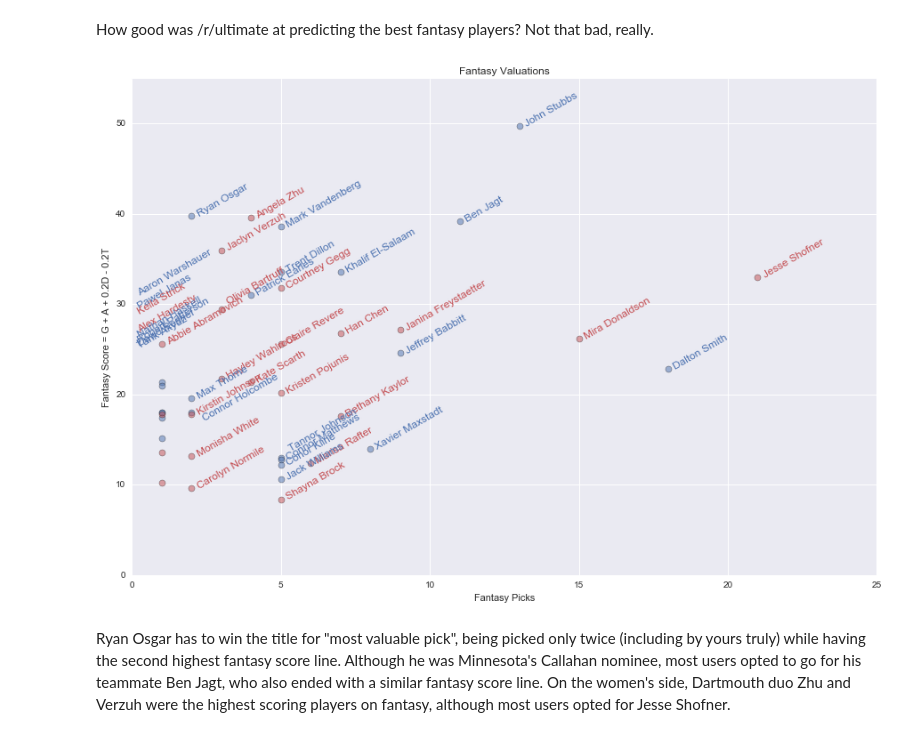
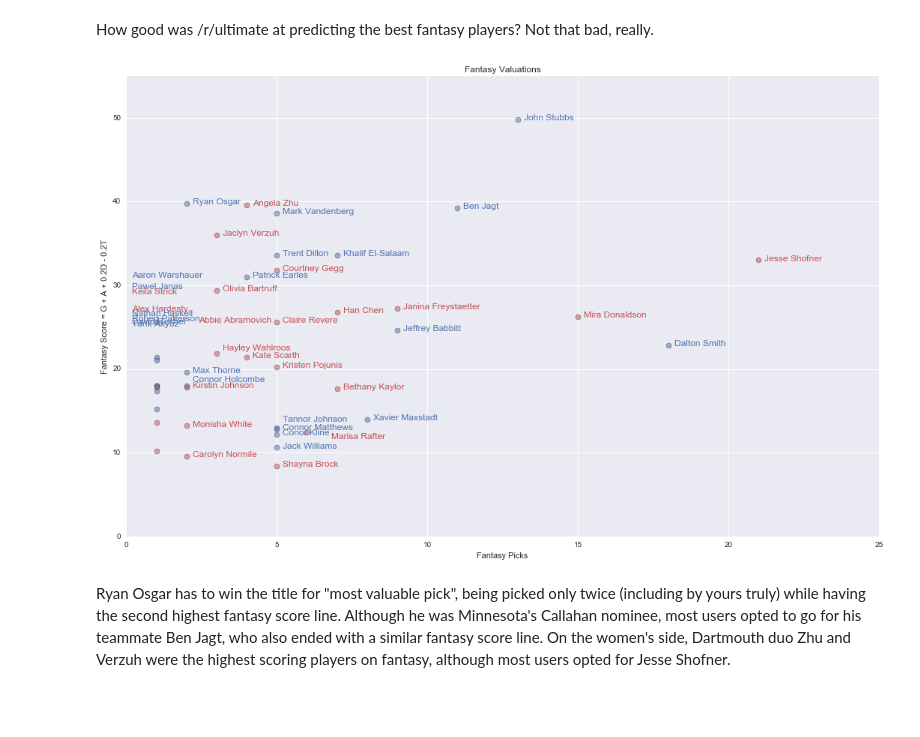
Before and after one commit to azjps/usau-py, a Jupyter notebook: notebooks/2016_D-I_College_Nationals_Fantasy_Stats.ipynb, the cells around one changed output. Saved outputs shown, nothing was run; the diff lists cells and outputs as text; code cells hidden in the pictures; blank space fills up the shorter version.

```diff
--- a/notebooks/2016_D-I_College_Nationals_Fantasy_Stats.ipynb
+++ b/notebooks/2016_D-I_College_Nationals_Fantasy_Stats.ipynb
@@ -127,7 +127,7 @@ style_args = {"alpha": 0.5, "markeredgewidth": 0.5}
 sns_blue, sns_green, sns_red, sns_magenta, sns_yellow, sns_cyan = sns.color_palette()
 # %%
 # Plot goals versus assists, labelling the top 20 performers of both genders
-fig, ax = plt.subplots(figsize=(15, 10))
+fig, ax = plt.subplots(figsize=(18, 11))
 ax.plot(mens_fantasy_clean.Goals, mens_fantasy_clean.Assists, "o", color=sns_blue, **style_args)
 ax.plot(womens_fantasy_clean.Goals, womens_fantasy_clean.Assists, "o", color=sns_red, **style_args)
 ax.set_xlabel("Goals")
@@ -151,7 +151,7 @@ Who were the most efficient players, with lots of contributions but few turnover
 # Plot As versus turns, labelling the top values of both genders
 # Using the top 500 players by fantasy (at least 2 scores/assists) to prune some of the null data
 g = sns.lmplot("Assists", "Turns", fantasy_clean.head(500), hue="Gender",
-               size=10, palette={"Men": sns_blue, "Women": sns_red})
+               size=12, palette={"Men": sns_blue, "Women": sns_red})
 g.ax.set_title(u"Offensive Throwing Efficiency, ▲ = more turnovers")
 for _, row in mens_fantasy_clean[(mens_fantasy_clean.Assists > 18) |
                                  (mens_fantasy_clean.Turns > 18)].iterrows():
@@ -184,7 +184,7 @@ Not surprisingly, the backfield players shouldering the responsibility for distr
 How about on defense?
 # %%
 # Plot goals+assists versus Ds, labelling the top 20 performers of both genders
-fig, ax = plt.subplots(figsize=(15, 10))
+fig, ax = plt.subplots(figsize=(18, 11))
 ax.plot(mens_fantasy_clean.Goals + mens_fantasy_clean.Assists, mens_fantasy_clean.Ds, "o", color=sns_blue, **style_args)
 ax.plot(womens_fantasy_clean.Goals + womens_fantasy_clean.Assists, womens_fantasy_clean.Ds, "o", color=sns_red, **style_args)
 ax.set_xlabel("Goals + Assists")
@@ -215,37 +215,43 @@ It was hard to come by Ds on the men's side, but on the women's side, Janina Fre
 How good was /r/ultimate at predicting the best fantasy players? Not that bad, really.
 # %%
 # Plot goals versus assists, labelling the top 20 performers of both genders
-fig, ax = plt.subplots(figsize=(15, 10))
+fig, ax = plt.subplots(figsize=(18, 11))
 mens_fantasy_pos = mens_fantasy_clean[mens_fantasy_clean["Fantasy Picks"] > 0]
 womens_fantasy_pos = womens_fantasy_clean[womens_fantasy_clean["Fantasy Picks"] > 0]
 ax.plot(mens_fantasy_pos["Fantasy Picks"], mens_fantasy_pos["Fantasy Score"], "o", color=sns_blue, **style_args)
 ax.plot(womens_fantasy_pos["Fantasy Picks"], womens_fantasy_pos["Fantasy Score"], "o", color=sns_red, **style_args)
 
 ax.set_xlabel("Fantasy Picks")
 ax.set_ylabel("Fantasy Score = G + A + 0.2D - 0.2T")
 ax.set_title("Fantasy Valuations")
 ax.set_ylim(0, 55)
 for _, row in fantasy_clean[(fantasy_clean["Fantasy Picks"] > 1) |
                             (fantasy_clean["Fantasy Score"] > 25)].iterrows():
   x = row["Fantasy Picks"]
   y = row["Fantasy Score"]
   adjustment = 0.2
   color = sns_blue if row["Gender"] == "Men" else sns_red
   # Couple of special cases for people whose names are obscured
   if row["Name"] == "Tannor Johnson":
-    ax.annotate(row["Name"], xy=(x, y), xytext=(x + 0.3, y + 1.0),
-                ha='left', va='center', rotation=30, wrap=True, color=color)
+    ax.annotate(row["Name"], xy=(x, y), xytext=(x + 0.2, y + 1.0),
+                ha='left', va='center', rotation=0, wrap=True, color=color)
   elif row["Name"] == "Connor Holcombe":
-    ax.annotate(row["Name"], xy=(x, y), xytext=(x + 0.4, y - 0.7),
-                ha='left', va='center', rotation=30, wrap=True, color=color)
-  elif row["Name"] == "Olivia Bartruff":
-    ax.annotate(row["Name"], xy=(x, y), xytext=(x + 0.2, y + 0.8),
-                ha='left', va='center', rotation=30, wrap=True, color=color)
+    ax.annotate(row["Name"], xy=(x, y), xytext=(x + 0.2, y + 0.7),
+                ha='left', va='center', rotation=0, wrap=True, color=color)
+  elif row["Name"] == "Marisa Rafter":
+    ax.annotate(row["Name"], xy=(x, y), xytext=(x + 0.8, y - 0.5),
+                ha='left', va='center', rotation=0, wrap=True, color=color)
+  elif row["Name"] == "Abbie Abramovich":
+    ax.annotate(row["Name"], xy=(x, y), xytext=(x + 1.4, y + 0.2),
+                ha='left', va='center', rotation=0, wrap=True, color=color)
+  elif row["Name"] == "Hayley Wahlroos":
+    ax.annotate(row["Name"], xy=(x, y), xytext=(x + 0.2, y + 0.7),
+                ha='left', va='center', rotation=0, wrap=True, color=color)
   else:
     ax.annotate(row["Name"], xy=(x + adjustment, y + adjustment),
-                ha='left', va='center', rotation=30, wrap=True, color=color)
+                ha='left', va='center', rotation=0, wrap=True, color=color)
 # %% [output]
-[figure, old version]
+[figure, new version]
 # %% [markdown]
 Ryan Osgar has to win the title for "most valuable pick", being picked only twice (including by yours truly) while having the second highest fantasy score line. Although he was Minnesota's Callahan nominee, most users opted to go for his teammate Ben Jagt, who also ended with a similar fantasy score line. On the women's side, Dartmouth duo Zhu and Verzuh were the highest scoring players on fantasy, although most users opted for Jesse Shofner.
 # %% [markdown]
```
Also changed, not shown: parts of 5 cells of this notebook.
